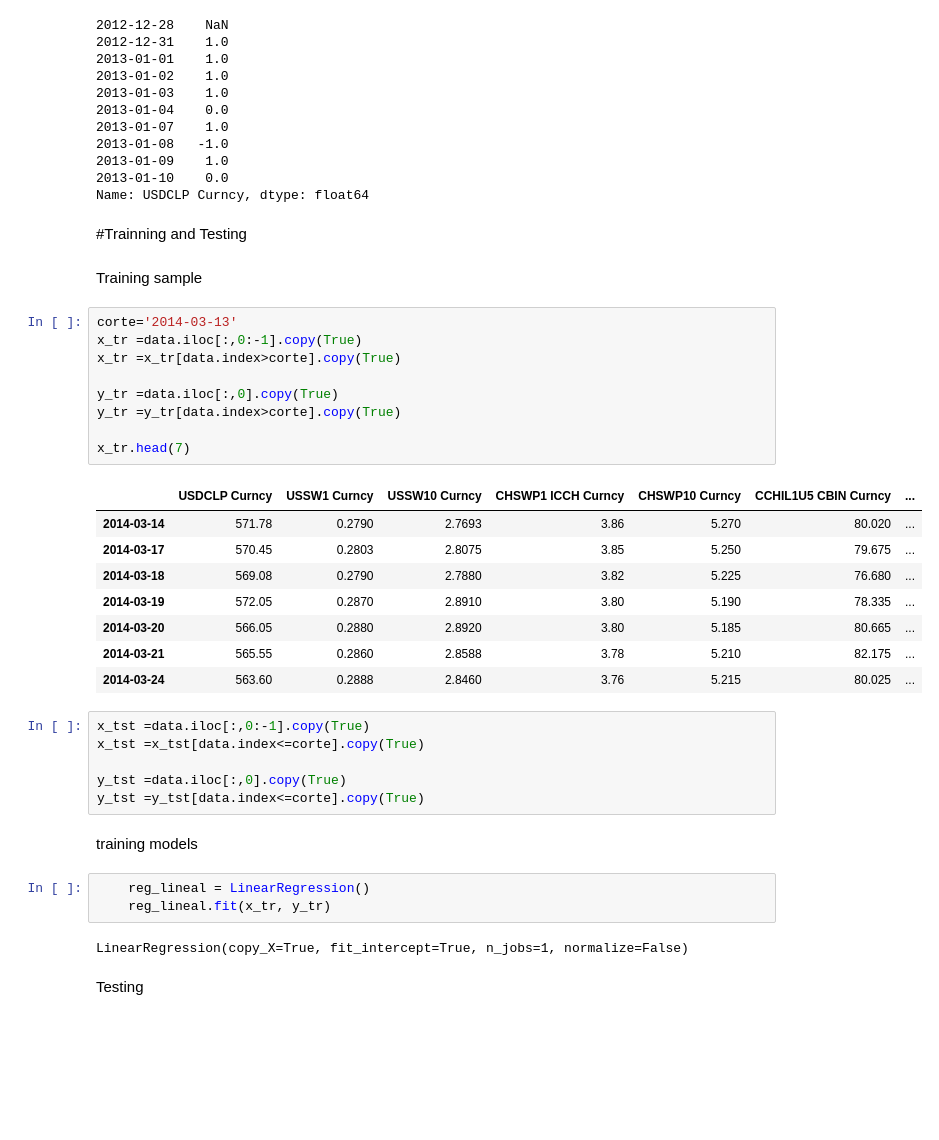
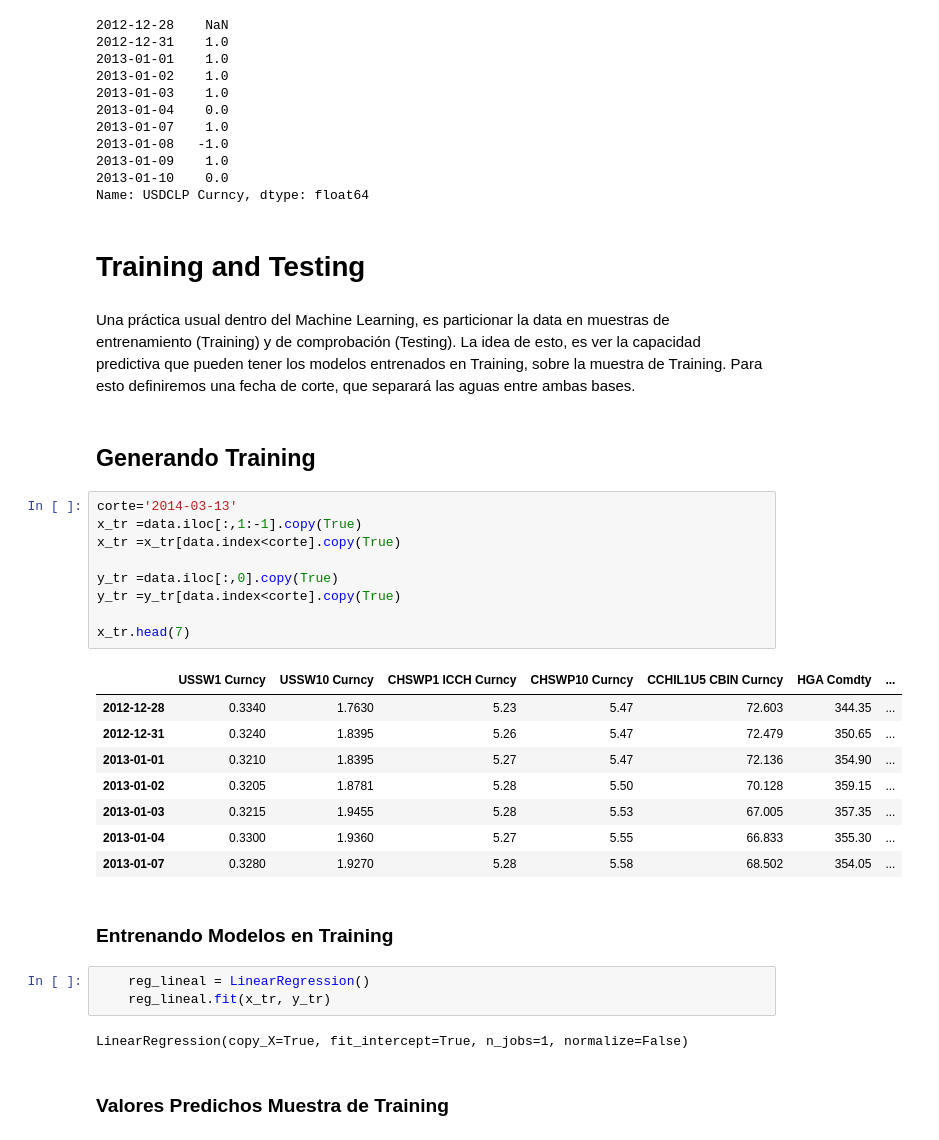
Before and after one commit to alvarogutyerrez/alvarogutyerrez, a Jupyter notebook: S04_aplicaciones.ipynb, the cells around one changed output. Drawn from its saved outputs; the diff is of its cells as text; blank space fills up the shorter version.

```diff
--- a/S04_aplicaciones.ipynb
+++ b/S04_aplicaciones.ipynb
@@ -130,40 +153,36 @@ clasificacion.head(10)
 2013-01-10    0.0
 Name: USDCLP Curncy, dtype: float64
 # %% [markdown]
-#Trainning and Testing
+# Training and Testing
-# %% [markdown]
-Training sample
+# %% [markdown]
+Una práctica usual dentro del Machine Learning, es particionar la data en muestras de entrenamiento (Training) y de comprobación (Testing). La idea de esto, es ver la capacidad predictiva que pueden tener los modelos entrenados en Training, sobre la muestra de Training. Para esto definiremos una fecha de corte, que separará las aguas entre ambas bases.
+# %% [markdown]
+## Generando Training
 # %%
 corte='2014-03-13'
-x_tr =data.iloc[:,0:-1].copy(True)
-x_tr =x_tr[data.index>corte].copy(True)
+x_tr =data.iloc[:,1:-1].copy(True)
+x_tr =x_tr[data.index<corte].copy(True)
 
 y_tr =data.iloc[:,0].copy(True)
-y_tr =y_tr[data.index>corte].copy(True)
+y_tr =y_tr[data.index<corte].copy(True)
 
 x_tr.head(7)
 # %% [output]
-|  | USDCLP Curncy | USSW1 Curncy | USSW10 Curncy | CHSWP1 ICCH Curncy | CHSWP10 Curncy | CCHIL1U5 CBIN Curncy | ... |
-| 2014-03-14 | 571.78 | 0.2790 | 2.7693 | 3.86 | 5.270 | 80.020 | ... |
-| 2014-03-17 | 570.45 | 0.2803 | 2.8075 | 3.85 | 5.250 | 79.675 | ... |
-| 2014-03-18 | 569.08 | 0.2790 | 2.7880 | 3.82 | 5.225 | 76.680 | ... |
-| 2014-03-19 | 572.05 | 0.2870 | 2.8910 | 3.80 | 5.190 | 78.335 | ... |
-| 2014-03-20 | 566.05 | 0.2880 | 2.8920 | 3.80 | 5.185 | 80.665 | ... |
-| 2014-03-21 | 565.55 | 0.2860 | 2.8588 | 3.78 | 5.210 | 82.175 | ... |
-| 2014-03-24 | 563.60 | 0.2888 | 2.8460 | 3.76 | 5.215 | 80.025 | ... |
+|  | USSW1 Curncy | USSW10 Curncy | CHSWP1 ICCH Curncy | CHSWP10 Curncy | CCHIL1U5 CBIN Curncy | HGA Comdty | ... |
+| 2012-12-28 | 0.3340 | 1.7630 | 5.23 | 5.47 | 72.603 | 344.35 | ... |
+| 2012-12-31 | 0.3240 | 1.8395 | 5.26 | 5.47 | 72.479 | 350.65 | ... |
+| 2013-01-01 | 0.3210 | 1.8395 | 5.27 | 5.47 | 72.136 | 354.90 | ... |
+| 2013-01-02 | 0.3205 | 1.8781 | 5.28 | 5.50 | 70.128 | 359.15 | ... |
+| 2013-01-03 | 0.3215 | 1.9455 | 5.28 | 5.53 | 67.005 | 357.35 | ... |
+| 2013-01-04 | 0.3300 | 1.9360 | 5.27 | 5.55 | 66.833 | 355.30 | ... |
+| 2013-01-07 | 0.3280 | 1.9270 | 5.28 | 5.58 | 68.502 | 354.05 | ... |
-# %%
-x_tst =data.iloc[:,0:-1].copy(True)
-x_tst =x_tst[data.index<=corte].copy(True)
-
-y_tst =data.iloc[:,0].copy(True)
-y_tst =y_tst[data.index<=corte].copy(True)
-# %% [markdown]
-training models
+# %% [markdown]
+### Entrenando Modelos en Training
 # %%
     reg_lineal = LinearRegression()
     reg_lineal.fit(x_tr, y_tr)
 # %% [output]
 LinearRegression(copy_X=True, fit_intercept=True, n_jobs=1, normalize=False)
-# %% [markdown]
-Testing
+# %% [markdown]
+### Valores Predichos  Muestra de Training
 # %%
```
Also changed, not shown: parts of 31 cells of this notebook.
